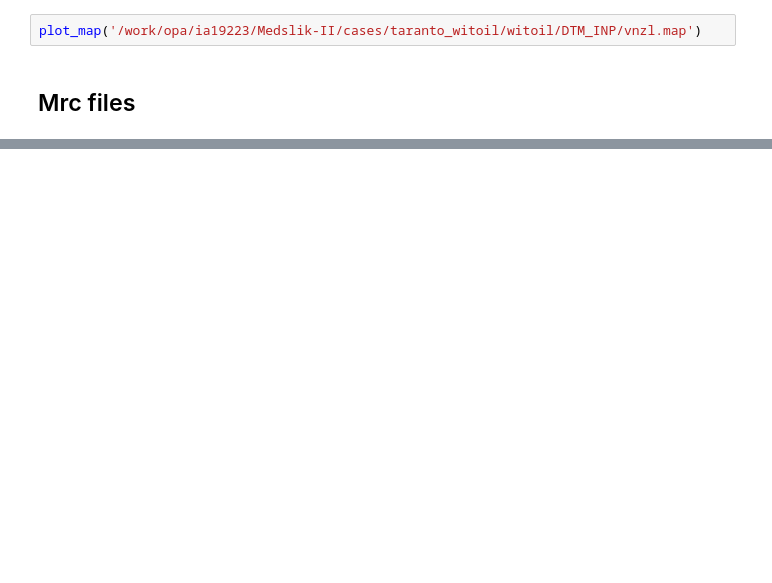
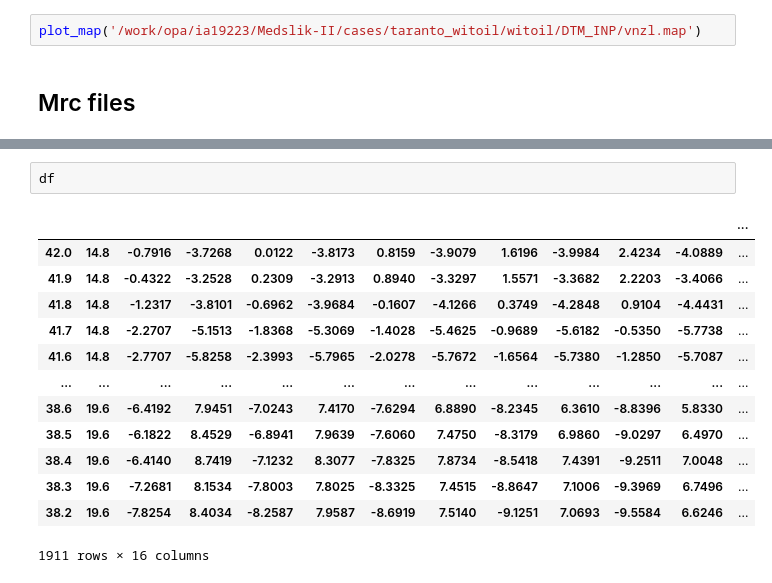
Before and after one commit to Igoratake/MedSlik_CMCC, a Jupyter notebook: Testing_output.ipynb, the cells around one changed output, grey strips where cells are left out. Cells and saved outputs as stored; diff of their text form; blank space fills up the shorter version.

```diff
--- a/Testing_output.ipynb
+++ b/Testing_output.ipynb
@@ -311,0 +391,16 @@ plot_map('/work/opa/ia19223/Medslik-II/cases/taranto_witoil/witoil/DTM_INP/vnzl.
+# %%
+df
+# %% [output]
+|  |  |  |  |  |  |  |  |  |  |  |  | ... |
+| 42.0 | 14.8 | -0.7916 | -3.7268 | 0.0122 | -3.8173 | 0.8159 | -3.9079 | 1.6196 | -3.9984 | 2.4234 | -4.0889 | ... |
+| 41.9 | 14.8 | -0.4322 | -3.2528 | 0.2309 | -3.2913 | 0.8940 | -3.3297 | 1.5571 | -3.3682 | 2.2203 | -3.4066 | ... |
+| 41.8 | 14.8 | -1.2317 | -3.8101 | -0.6962 | -3.9684 | -0.1607 | -4.1266 | 0.3749 | -4.2848 | 0.9104 | -4.4431 | ... |
+| 41.7 | 14.8 | -2.2707 | -5.1513 | -1.8368 | -5.3069 | -1.4028 | -5.4625 | -0.9689 | -5.6182 | -0.5350 | -5.7738 | ... |
+| 41.6 | 14.8 | -2.7707 | -5.8258 | -2.3993 | -5.7965 | -2.0278 | -5.7672 | -1.6564 | -5.7380 | -1.2850 | -5.7087 | ... |
+| ... | ... | ... | ... | ... | ... | ... | ... | ... | ... | ... | ... | ... |
+| 38.6 | 19.6 | -6.4192 | 7.9451 | -7.0243 | 7.4170 | -7.6294 | 6.8890 | -8.2345 | 6.3610 | -8.8396 | 5.8330 | ... |
+| 38.5 | 19.6 | -6.1822 | 8.4529 | -6.8941 | 7.9639 | -7.6060 | 7.4750 | -8.3179 | 6.9860 | -9.0297 | 6.4970 | ... |
+| 38.4 | 19.6 | -6.4140 | 8.7419 | -7.1232 | 8.3077 | -7.8325 | 7.8734 | -8.5418 | 7.4391 | -9.2511 | 7.0048 | ... |
+| 38.3 | 19.6 | -7.2681 | 8.1534 | -7.8003 | 7.8025 | -8.3325 | 7.4515 | -8.8647 | 7.1006 | -9.3969 | 6.7496 | ... |
+| 38.2 | 19.6 | -7.8254 | 8.4034 | -8.2587 | 7.9587 | -8.6919 | 7.5140 | -9.1251 | 7.0693 | -9.5584 | 6.6246 | ... |
+1911 rows × 16 columns
```
Also changed, not shown: parts of 8 cells of this notebook.
